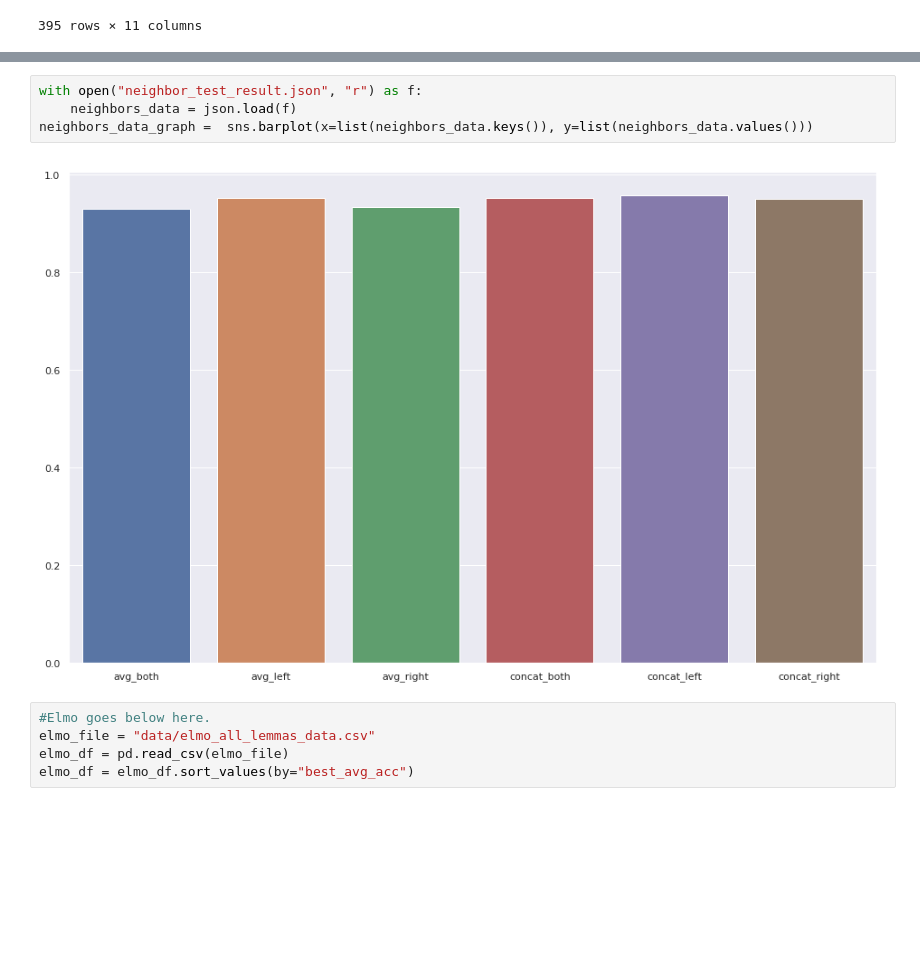
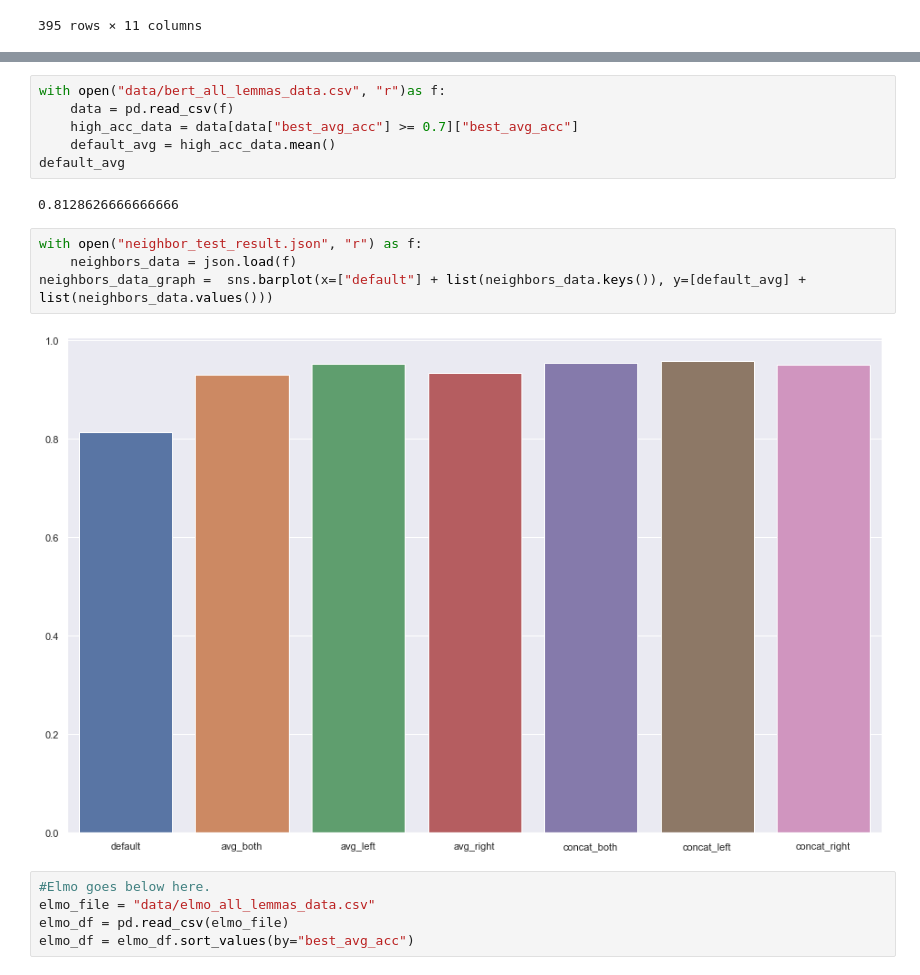
Before and after one commit to Mark-Hopkins-at-Williams/research-wsd, a Jupyter notebook: WSD.ipynb, the cells around one changed output, grey strips where cells are left out. Drawn from its saved outputs; the diff is of its cells as text; blank space fills up the shorter version.

```diff
--- a/WSD.ipynb
+++ b/WSD.ipynb
@@ -146,9 +146,17 @@ plt.show()
+# %%
+with open("data/bert_all_lemmas_data.csv", "r")as f:
+    data = pd.read_csv(f)
+    high_acc_data = data[data["best_avg_acc"] >= 0.7]["best_avg_acc"]
+    default_avg = high_acc_data.mean()
+default_avg
+# %% [output]
+0.8128626666666666
 # %%
 with open("neighbor_test_result.json", "r") as f:
     neighbors_data = json.load(f)
-neighbors_data_graph =  sns.barplot(x=list(neighbors_data.keys()), y=list(neighbors_data.values()))
+neighbors_data_graph =  sns.barplot(x=["default"] + list(neighbors_data.keys()), y=[default_avg] + list(neighbors_data.values()))
 # %% [output]
-[figure, old version]
+[figure, new version]
 # %%
 #Elmo goes below here.
 elmo_file = "data/elmo_all_lemmas_data.csv"
```
Also changed, not shown: parts of 12 cells of this notebook.
